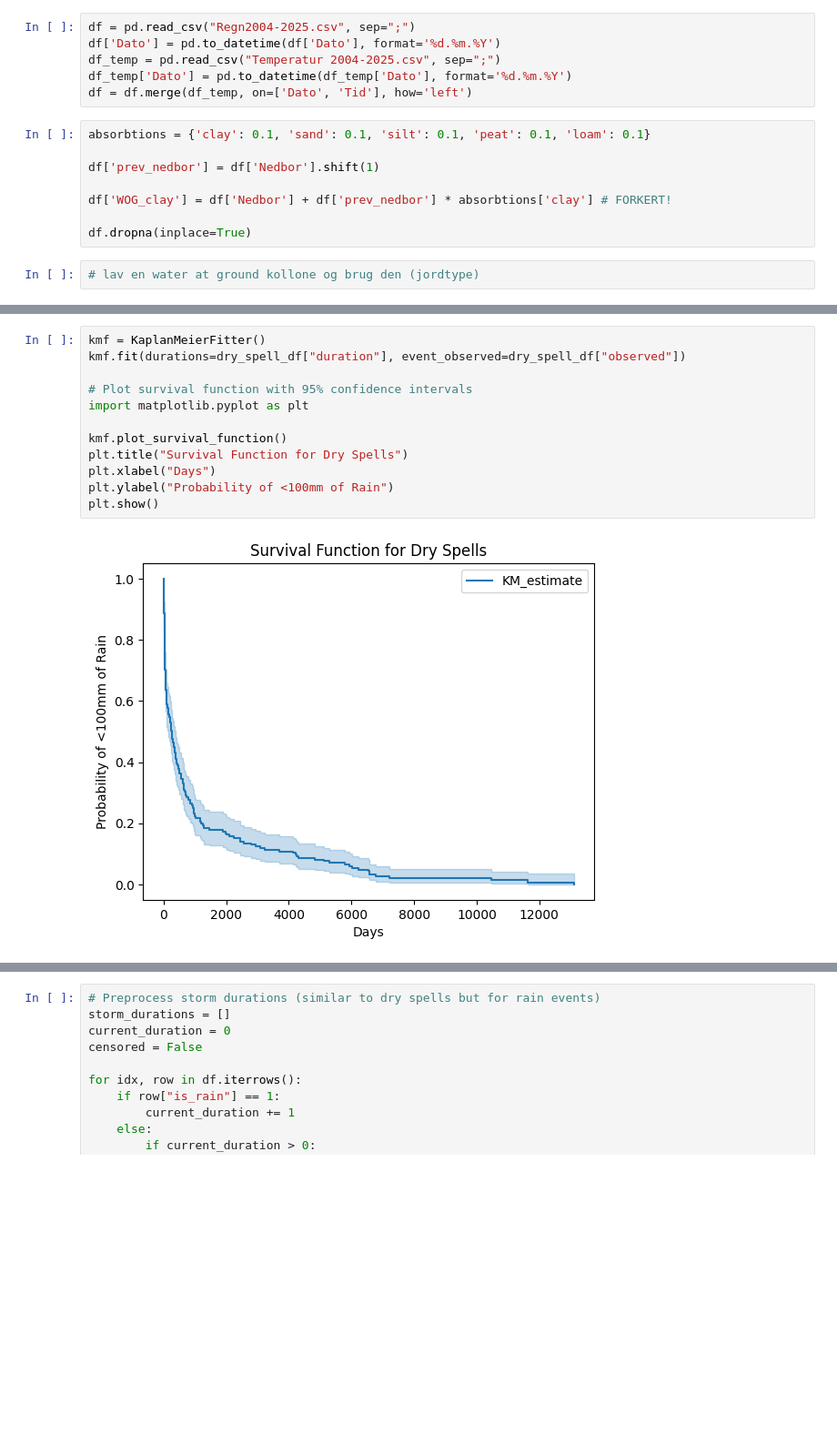
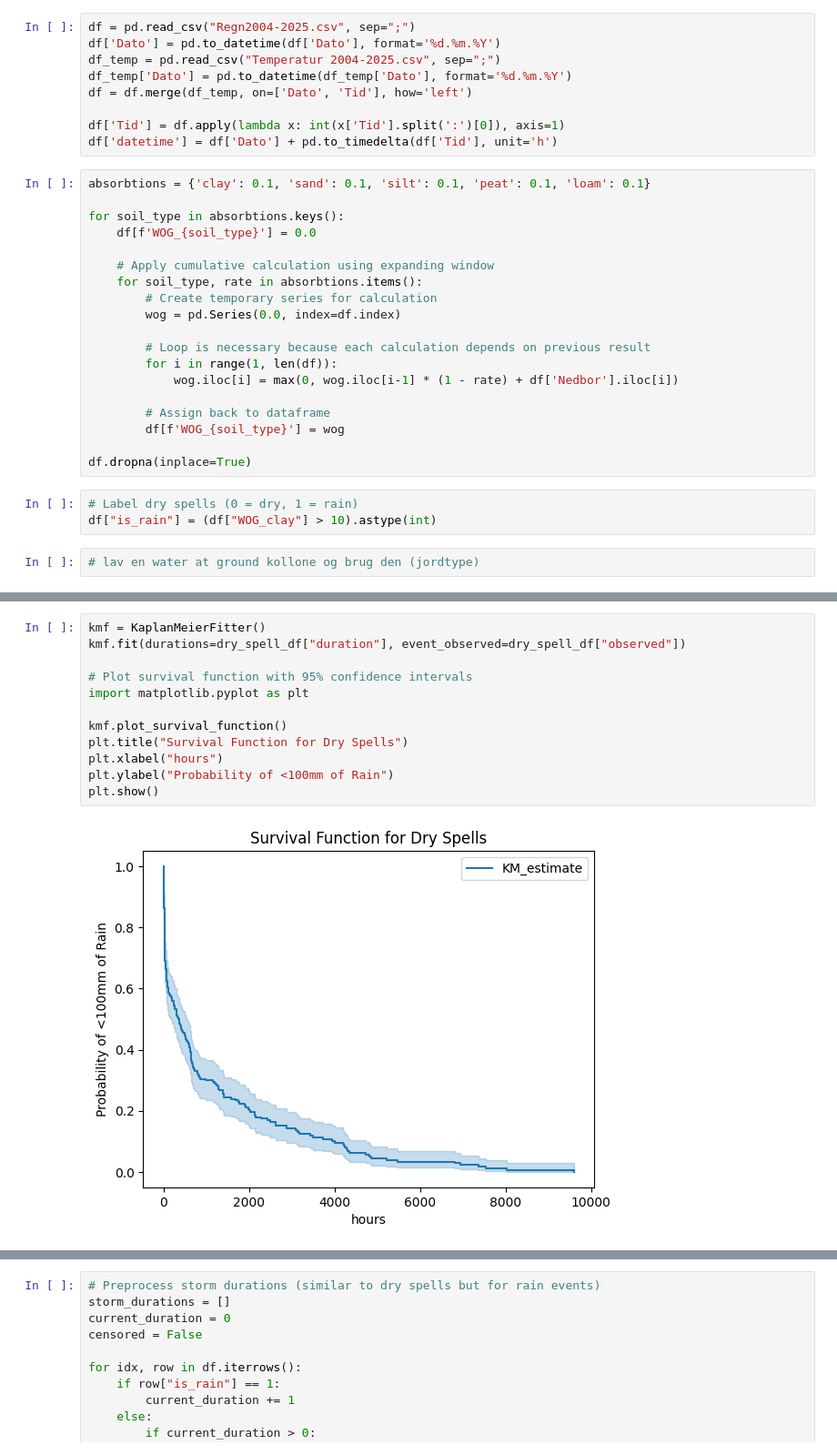
Before and after one commit to FenrisWulven/aba_flooding, a Jupyter notebook: notebooks/survival_analysis.ipynb, the cells around one changed output, grey strips where cells are left out. Shown at 91% size. Saved outputs shown, nothing was run; the diff lists cells and outputs as text; blank space fills up the shorter version.

```diff
--- a/notebooks/survival_analysis.ipynb
+++ b/notebooks/survival_analysis.ipynb
@@ -12,14 +13,31 @@ df['Dato'] = pd.to_datetime(df['Dato'], format='%d.%m.%Y')
 df_temp = pd.read_csv("Temperatur 2004-2025.csv", sep=";")
 df_temp['Dato'] = pd.to_datetime(df_temp['Dato'], format='%d.%m.%Y')
 df = df.merge(df_temp, on=['Dato', 'Tid'], how='left')
+
+df['Tid'] = df.apply(lambda x: int(x['Tid'].split(':')[0]), axis=1)
+df['datetime'] = df['Dato'] + pd.to_timedelta(df['Tid'], unit='h')
-# %%
-absorbtions = {'clay': 0.1, 'sand': 0.1, 'silt': 0.1, 'peat': 0.1, 'loam': 0.1}
-
-df['prev_nedbor'] = df['Nedbor'].shift(1)
-
-df['WOG_clay'] = df['Nedbor'] + df['prev_nedbor'] * absorbtions['clay'] # FORKERT!
-
-df.dropna(inplace=True)
+# %%
+absorbtions = {'clay': 0.1, 'sand': 0.1, 'silt': 0.1, 'peat': 0.1, 'loam': 0.1}
+
+for soil_type in absorbtions.keys():
+    df[f'WOG_{soil_type}'] = 0.0
+
+    # Apply cumulative calculation using expanding window
+    for soil_type, rate in absorbtions.items():
+        # Create temporary series for calculation
+        wog = pd.Series(0.0, index=df.index)
+
+        # Loop is necessary because each calculation depends on previous result
+        for i in range(1, len(df)):
+            wog.iloc[i] = max(0, wog.iloc[i-1] * (1 - rate) + df['Nedbor'].iloc[i])
+
+        # Assign back to dataframe
+        df[f'WOG_{soil_type}'] = wog
+
+df.dropna(inplace=True)
+# %%
+# Label dry spells (0 = dry, 1 = rain)
+df["is_rain"] = (df["WOG_clay"] > 10).astype(int)
 # %%
 # lav en water at ground kollone og brug den (jordtype)
 # %%
@@ -51,17 +80,17 @@ df['duration'] = durations
 # %%
 kmf = KaplanMeierFitter()
 kmf.fit(durations=dry_spell_df["duration"], event_observed=dry_spell_df["observed"])
 
 # Plot survival function with 95% confidence intervals
 import matplotlib.pyplot as plt
 
 kmf.plot_survival_function()
 plt.title("Survival Function for Dry Spells")
-plt.xlabel("Days")
+plt.xlabel("hours")
 plt.ylabel("Probability of <100mm of Rain")
 plt.show()
 # %% [output]
-[figure, old version]
+[figure, new version]
 # %%
 # First define a consistent timeline for all bootstrap samples
 timeline = np.unique(dry_spell_df["duration"])  # Or use a predefined range
```
Also changed, not shown: parts of 13 cells of this notebook.
